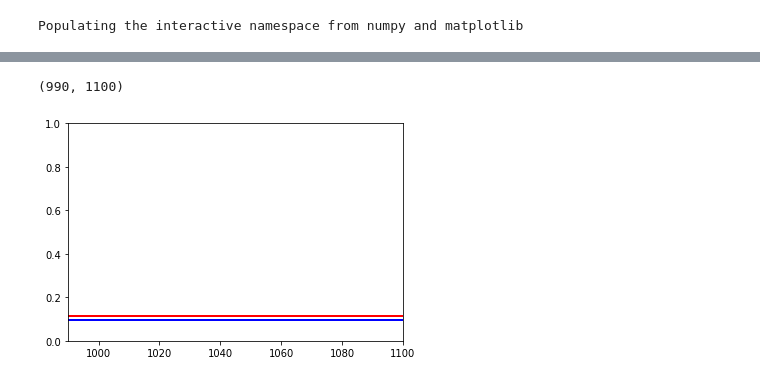
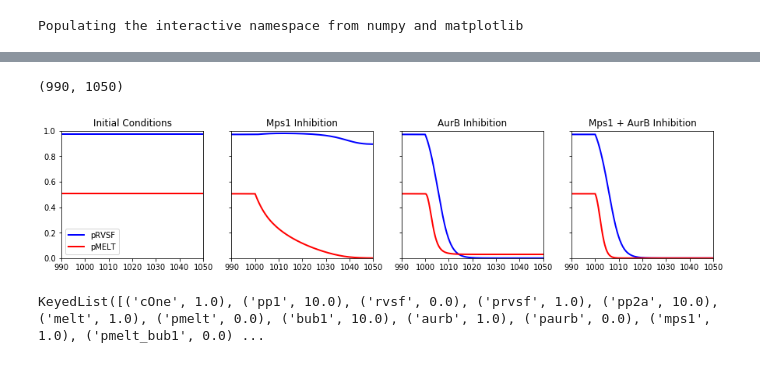
Before and after one commit to fridoling/model_selection, a Jupyter notebook: scripts/model_test.ipynb, the cells around one changed output, grey strips where cells are left out. Saved outputs shown, nothing was run; the diff lists cells and outputs as text; code cells hidden in the pictures.

Commit message:
added different conditions and mutants for preliminary model

```diff
--- a/scripts/model_test.ipynb
+++ b/scripts/model_test.ipynb
@@ -72,7 +89,7 @@ model_id = 'full_aurb'
 expt_aurb = Experiment('aurb_inhibition')
 data_aurb = {model_id:{
     'pmelt_tot' : {100: (1, 0.1),
-            1100: (0, 0.01),},
+            1100: (0, 0.1),},
                              }
                 }
 expt_aurb.set_data(data_aurb)
@@ -103,10 +223,13 @@ expt_ic_c.set_fixed_sf({'prvsf': 1, 'pmelt_tot': 1})
 # %%
-m = Model([expt_ic_c, expt_aurb, expt_mps1],[model_ic_c, model_aurb, model_mps1])
+m = Model([expt_ic_c, expt_dkard_ic_c, expt_mps1, expt_aurb, expt_dkard_aurb, expt_mps1_aurb, expt_dkard_mps1_aurb],
+          [model_ic_c, model_dkard_ic_c, model_mps1, model_aurb, model_dkard_aurb, model_mps1_aurb, model_dkard_mps1_aurb])
 params = KeyedList()
 for p,val in model.optimizableVars.items():
     params.setByKey(p, val.initialValue)
-    res = Residuals.PriorInLog(p+'_prior', p, log(val.initialValue), log(sqrt(100)))
+    res = Residuals.PriorInLog(p+'_prior', p, log(val.initialValue), log(sqrt(1000)))
     m.AddResidual(res)
 # %%
-params_opt = Optimization.fmin_lm_log_params(m, params_ic_opt, maxiter=200, disp=True)
+with warnings.catch_warnings():
+    warnings.filterwarnings("ignore")
+    params_opt = Optimization.fmin_lm_log_params(m, params_ic_opt, maxiter=200, disp=True)
 # %% [output]
@@ -145,19 +253,25 @@ Move 2 gives cost of  inf
 # %%
-traj = model_ic_c.integrate(np.linspace(0,1100,101), params_ic_opt)
-traj_c = model_ic.integrate([0,1100], params_opt)
-traj_mps1 = model_mps1.integrate([0,1100], params_opt)
-traj_aurb = model_aurb.integrate([0,1100], params_opt)
+traj_c = Dynamics.integrate(model_ic_c, [0,1100], params=params_opt, use_constraints=False)
+traj_mps1 = Dynamics.integrate(model_mps1, [0,1100], params=params_opt)
+traj_aurb = Dynamics.integrate(model_aurb,[0,1100], params=params_opt)
+traj_mps1_aurb = Dynamics.integrate(model_mps1_aurb,[0,1100], params=params_opt)
 # %%
-plt.plot(traj.timepoints, traj.get_var_traj('prvsf'), 'b-')
-plt.plot(traj.timepoints, traj.get_var_traj('pmelt_tot'), 'r-')
-#plt.plot(traj_c.timepoints, traj_c.get_var_traj('prvsf'), 'b--')
-#plt.plot(traj_c.timepoints, traj_c.get_var_traj('pmelt_tot'), 'r--')
-#plt.plot(traj_mps1.timepoints, traj_mps1.get_var_traj('prvsf'), 'b--')
-#plt.plot(traj_mps1.timepoints, traj_mps1.get_var_traj('pmelt_tot'), 'r--')
-#plt.plot(traj_aurb.timepoints, traj_aurb.get_var_traj('prvsf'), 'b:')
-#plt.plot(traj_aurb.timepoints, traj_aurb.get_var_traj('pmelt_tot'), 'r:')
-plt.ylim([0,1])
-plt.xlim([990,1100])
+fig, (ax1, ax2, ax3, ax4) = plt.subplots(1, 4, figsize=(15,3), sharey=True, sharex=True)
+ax1.plot(traj_c.timepoints, traj_c.get_var_traj('prvsf'), 'b-', label='pRVSF')
+ax1.plot(traj_c.timepoints, traj_c.get_var_traj('pmelt_tot'), 'r-', label='pMELT')
+ax1.set_title('Initial Conditions')
+ax1.legend(loc=3)
+ax2.plot(traj_mps1.timepoints, traj_mps1.get_var_traj('prvsf'), 'b-')
+ax2.plot(traj_mps1.timepoints, traj_mps1.get_var_traj('pmelt_tot'), 'r-')
+ax2.set_title('Mps1 Inhibition')
+ax3.plot(traj_aurb.timepoints, traj_aurb.get_var_traj('prvsf'), 'b-')
+ax3.plot(traj_aurb.timepoints, traj_aurb.get_var_traj('pmelt_tot'), 'r-')
+ax3.set_title('AurB Inhibition')
+ax4.plot(traj_mps1_aurb.timepoints, traj_mps1_aurb.get_var_traj('prvsf'), 'b-')
+ax4.plot(traj_mps1_aurb.timepoints, traj_mps1_aurb.get_var_traj('pmelt_tot'), 'r-')
+ax4.set_title('Mps1 + AurB Inhibition')
+ax1.set_ylim([0,1])
+ax1.set_xlim([990,1050])
 # %% [output]
-(990, 1100)
+(990, 1050)
-[figure, old version]
+[figure, new version]
@@ -163,0 +280,4 @@ plt.xlim([990,1100])
+# %%
+model.get_var_ics()
+# %% [output]
+KeyedList([('cOne', 1.0), ('pp1', 10.0), ('rvsf', 0.0), ('prvsf', 1.0), ('pp2a', 10.0), ('melt', 1.0), ('pmelt', 0.0), ('bub1', 10.0), ('aurb', 1.0), ('paurb', 0.0), ('mps1', 1.0), ('pmelt_bub1', 0.0) ...
```
Also changed, not shown: parts of 13 cells of this notebook.
